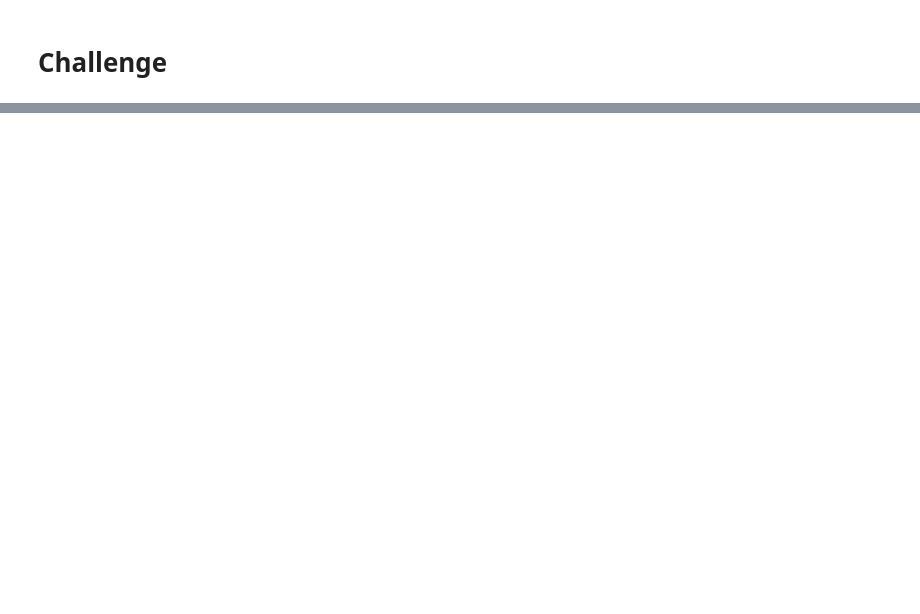
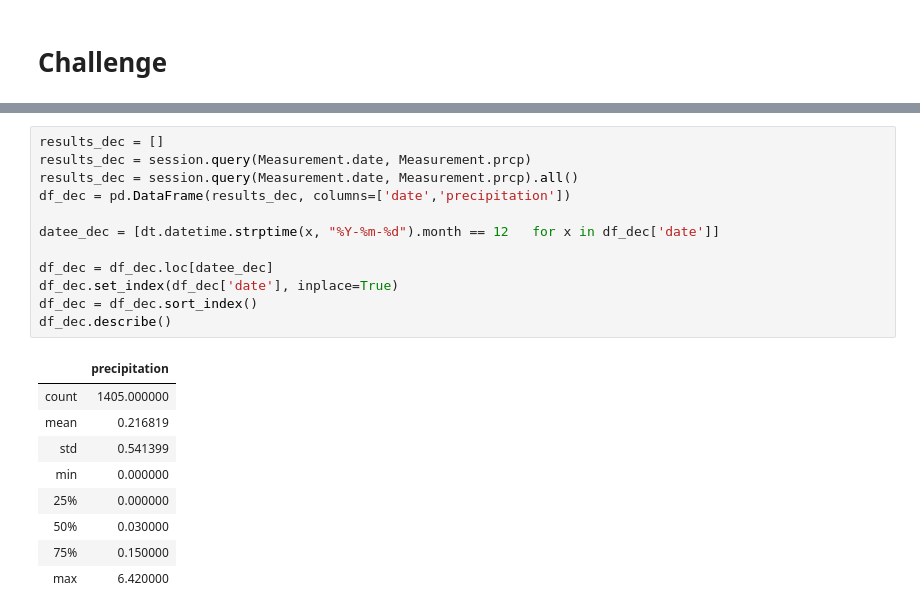
Before and after one commit to shaziakn/surfs_up, a Jupyter notebook: climate_analysis.ipynb, the cells around one changed output, grey strips where cells are left out. Cells and saved outputs as stored; diff of their text form; blank space fills up the shorter version.

```diff
--- a/climate_analysis.ipynb
+++ b/climate_analysis.ipynb
@@ -133,0 +120,22 @@ plt.tight_layout()
+# %%
+results_dec = []
+results_dec = session.query(Measurement.date, Measurement.prcp)
+results_dec = session.query(Measurement.date, Measurement.prcp).all()
+df_dec = pd.DataFrame(results_dec, columns=['date','precipitation'])
+
+datee_dec = [dt.datetime.strptime(x, "%Y-%m-%d").month == 12   for x in df_dec['date']]
+
+df_dec = df_dec.loc[datee_dec]
+df_dec.set_index(df_dec['date'], inplace=True)
+df_dec = df_dec.sort_index()
+df_dec.describe()
+# %% [output]
+|  | precipitation |
+| count | 1405.000000 |
+| mean | 0.216819 |
+| std | 0.541399 |
+| min | 0.000000 |
+| 25% | 0.000000 |
+| 50% | 0.030000 |
+| 75% | 0.150000 |
+| max | 6.420000 |
```
Also changed, not shown: parts of 5 cells of this notebook.
